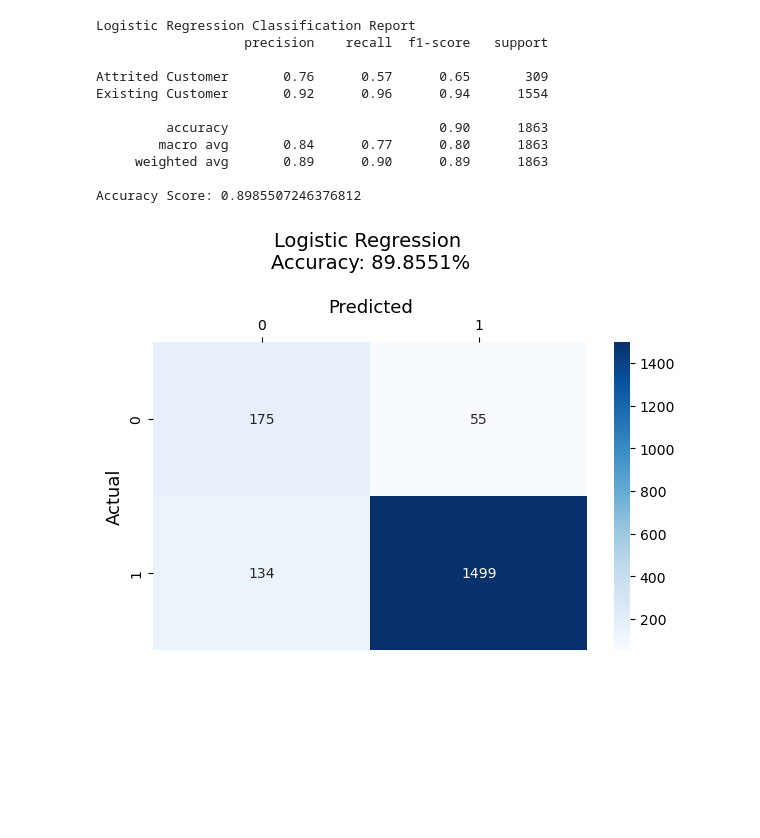
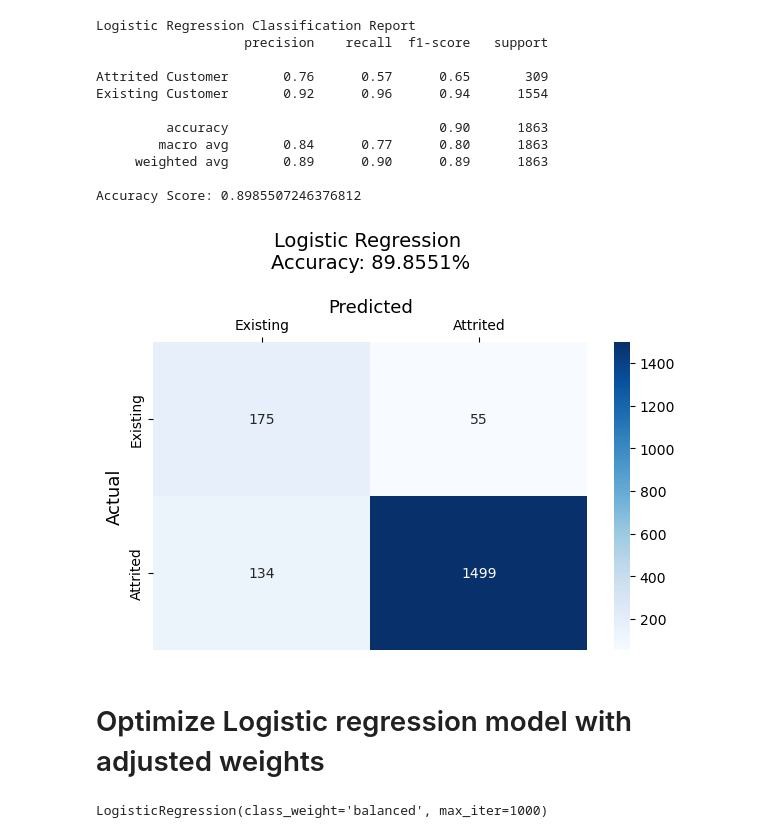
Before and after one commit to hdkronke/cc-customer-attrition-project, a Jupyter notebook: Group_1_Project_4.ipynb, the cells around one changed output. Drawn from its saved outputs; the diff is of its cells as text; code cells hidden in the pictures; blank space fills up the shorter version.

```diff
--- a/Group_1_Project_4.ipynb
+++ b/Group_1_Project_4.ipynb
@@ -336,15 +399,17 @@ Accuracy Score: 0.8985507246376812
 # %%
 # Create confusion matrix for logistic regression model
 lr_cm = confusion_matrix(y_pred_lr, y_test)
 
 # Confusion matrix vizualization
 f, ax = plt.subplots(figsize= (7, 4))
 sns.heatmap(lr_cm, annot=True, fmt='g',
-            cmap='Blues')
+            cmap='Blues', xticklabels=['Existing', 'Attrited'], yticklabels=['Existing', 'Attrited'])
 ax.set_title(f'Logistic Regression \nAccuracy: {lr_acc_score:.4%}\n', fontsize= 14)
 ax.set_ylabel('Actual', fontsize= 13)
 ax.set_xlabel('Predicted', fontsize= 13)
 ax.xaxis.set_ticks_position('top')
 ax.xaxis.set_label_position('top')
 # %% [output]
-[figure, old version]
+[figure, new version]
+# %% [markdown]
+# Optimize Logistic regression model with adjusted weights
@@ -350,0 +418,4 @@ ax.xaxis.set_label_position('top')
+# %%
+lr_adjusted.fit(X_train_scaled, y_train)
+# %% [output]
+LogisticRegression(class_weight='balanced', max_iter=1000)
```
Also changed, not shown: parts of 27 cells of this notebook.
